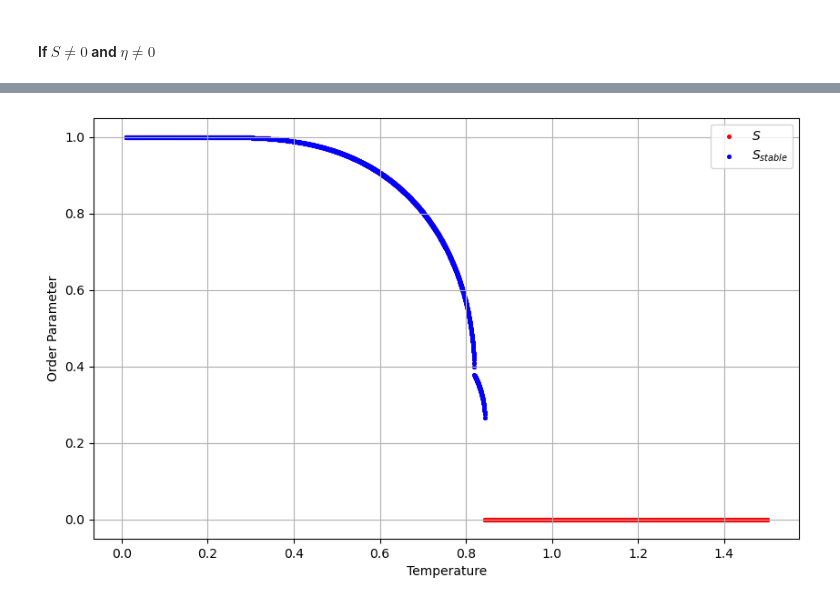
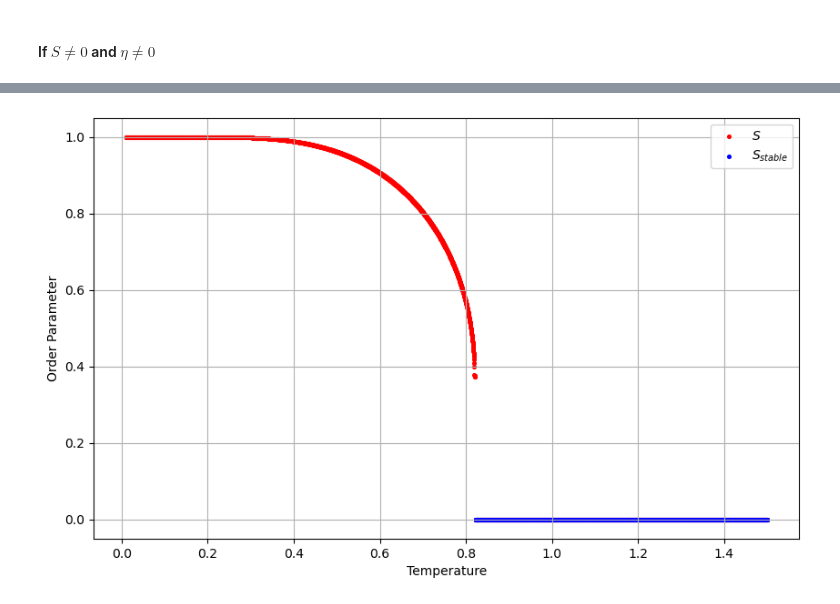
Before and after one commit to Gabrielkrzyzanowski/Master_Research, a Jupyter notebook: Maier-Saupe_Model.ipynb, the cells around one changed output, grey strips where cells are left out. Drawn from its saved outputs; the diff is of its cells as text; code cells hidden in the pictures.

```diff
--- a/Maier-Saupe_Model.ipynb
+++ b/Maier-Saupe_Model.ipynb
@@ -69,0 +112,3 @@ fig4.savefig(fname='Stable_Result')
+# %%
+for i in range(100):
+    print(f'-----------\n t: {T_stable[2670 + i]}, S: {S_stable[2670 + i]} \n Delta Energy: {delta_e[2650+i]} \n Hessian Eigenvalues: {eigenvalues[2650+i]} \n----------- ')
@@ -70,43 +194,48 @@ fig4.savefig(fname='Stable_Result')
 # %% [markdown]
 #### If $S\neq 0$ and $\eta \neq 0$
 # %%
-def first_eqs(t,S,n):
+def free_energy(t,S,n):
     exp_1=np.exp((3/2)*S/t)
-    exp_2=np.exp((-3/4)*(S+n)/t)
+    exp_2=np.exp(-(3/4)*(S+n)/t)
     exp_3=np.exp((3/4)*(-S+n)/t)
 
-    num= exp_1
-    denom= exp_1+exp_2+exp_3
+    return 3*(S**2)/4 + (n**2)/4 - t*np.log(exp_1+exp_2+exp_3)
 
-    return S + (1/2) - (3/2)*num/denom
+def first_eqs(t,S,n):
+    exp_1=np.exp((3/2)*n/t)
+    exp_2=np.exp(3*(3*S+n)/(4*t))
+
+    num= exp_2
+    denom= 1+exp_1+exp_2
+
+    return S+(1/2)-(3/2)*num/denom
 
 def seccond_eqs(t,S,n):
-    exp_1=np.exp((3/2)*S/t)
-    exp_2=np.exp((-3/4)*(S+n)/t)
-    exp_3=np.exp((3/4)*(-S+n)/t)
+    exp_1=np.exp((3/2)*n/t)
+    exp_2=np.exp(3*(3*S+n)/(4*t))
 
-    num= exp_2 - exp_3
-    denom= exp_1 + exp_2 + exp_3
+    num= 1 - exp_1
+    denom= 1+exp_1+exp_2
 
     return n + (3/2)*num/denom
 
 def hessian(t,S,n):
-    exp_1= np.exp(3*n/(4*t))
-    exp_2= np.exp(9*n/(4*t))
-    exp_3= np.exp(3*n/(2*t))
-    exp_4= np.exp(3*(3*S+n)/(4*t))
-    exp_5= np.exp(9*(S+n)/(4*t))
+    exp_1= np.exp((3/4)*n/t)
+    exp_2= np.exp((9/4)*S/t)
+    exp_3= np.exp((3/2)*n/t)
+    exp_4= np.exp((3/4)*(3*S+n)/t)
+    exp_5= np.exp((9/4)*(S+n)/t)
 
     # Define the denominator
-    denominator = 4 * t * (1 + exp_3 + exp_4)**2
+    denominator = t * (1 + exp_3 + exp_4)**2
 
     # Define the elements of the Hessian matrix
-    H11 = 1 - (9 * exp_1 * (exp_2 + exp_1) )/denominator
-    H12 = 9 * exp_3/ denominator
-    H13 = 9 * exp_4 / denominator
-    H22 = 1 - (9 * exp_3 * (1 + exp_4) )/ denominator
-    H23 = 9 * exp_5  / denominator
-    H33 = (4*t*exp_4 + 4*t*(1+exp_3)**2 + exp_4*(1+exp_3)*(-9+8*t)) / denominator
+    H11 = 1 - (9/4)*(exp_1 * (exp_2 + exp_1))/denominator
+    H12 = (9/4) * exp_3/ denominator
+    H13 = (9/4) * exp_4 / denominator
+    H22 = 1 -  (9/4)*(exp_3 * (1 + exp_4) )/ denominator
+    H23 = (9/4) * exp_5  / denominator
+    H33 = (4*t*exp_4 + 4*t*(1+exp_3)**2 + exp_4*(1+exp_3)*(-9+8*t)) / (4*denominator)
 
     # Construct the Hessian matrix using numpy
     hessian_matrix = np.array([[H11, H12, H13],
@@ -115,12 +244,13 @@ def hessian(t,S,n):
 
     return hessian_matrix
 
+eigenvalues=[]
+
 def stability_check(t,S,n):
+    eigen_values = eigvals(hessian(t,S,n))
+    eigenvalues.append(eigen_values)
 
-    eigen_values, eigen_vectors = eig(hessian(t,S,n))
-
-    return True if any(i < 0 for i in eigen_values) else False
-
+    return False if any(i < 0 for i in eigen_values) else True
 
 # Solve for a range of temperatures
 T_vals = np.linspace(0.01, 1.5, 5000)
@@ -128,19 +258,17 @@ S_vals = []
 n_vals = []
 
 for t in T_vals:
-    sol = fsolve(lambda x : [first_eqs(t,x[0],x[1]), seccond_eqs(t,x[0],x[1])], [S_vals[-1], n_vals[-1]] if S_vals else [0.6, 0.6], xtol=1e-12)
-
-    S_vals.append(sol[0])
-    n_vals.append(sol[1])
+    sol = root(lambda x : [first_eqs(t,x[0],n=0), seccond_eqs(t,x[0],n=0)], [S_vals[-1], n_vals[-1]] if S_vals else [1.0, 0.0],  method='lm')
+    S_vals.append(sol.x[0])
+    n_vals.append(sol.x[1])
 
 S_stable=[]
-n_stable=[]
 T_stable=[]
 
+
 for i in range(len(T_vals)):
-    if stability_check(T_vals[i], S_vals[i], n_vals[i]):
+    if stability_check(T_vals[i],S_vals[i],n=0):
         S_stable.append(S_vals[i])
-        n_stable.append(n_vals[i])
         T_stable.append(T_vals[i])
 
 # Plot
@@ -149,14 +277,10 @@ fig4=plt.figure(figsize=(10, 6))
 plt.scatter(T_vals, S_vals, label=r'$S$', color='red',s=7)
 plt.scatter(T_stable, S_stable, label=r'$S_{stable}$', color='blue',s=7)
 
-#plt.scatter(T_vals, n_vals, label=r'$\eta$', color='red',s=7)
-#plt.scatter(T_stable, n_stable, label=r'$\eta-stable$', color='blue',s=7)
-
-
 plt.xlabel('Temperature')
 plt.ylabel('Order Parameter')
 plt.legend()
 plt.grid(True)
 plt.show()
-fig4.savefig(fname='Stable_Result_2')
+fig4.savefig(fname='Stable_Result')
 # %% [output]
@@ -164 +287 @@ fig4.savefig(fname='Stable_Result_2')
-[figure, old version]
+[figure, new version]
```
Also changed, not shown: parts of 11 cells of this notebook, 12 other files.
